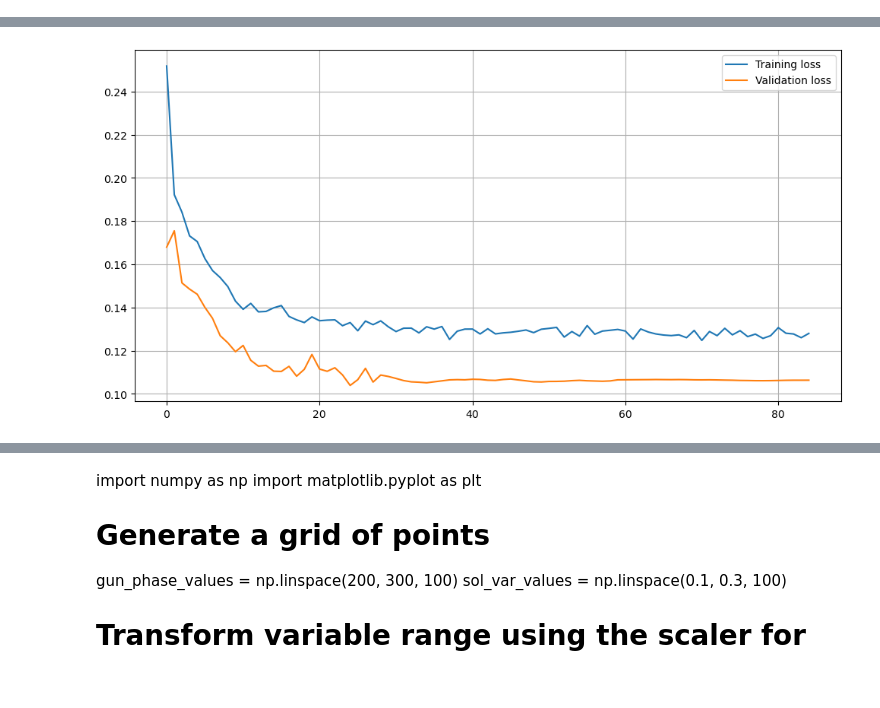
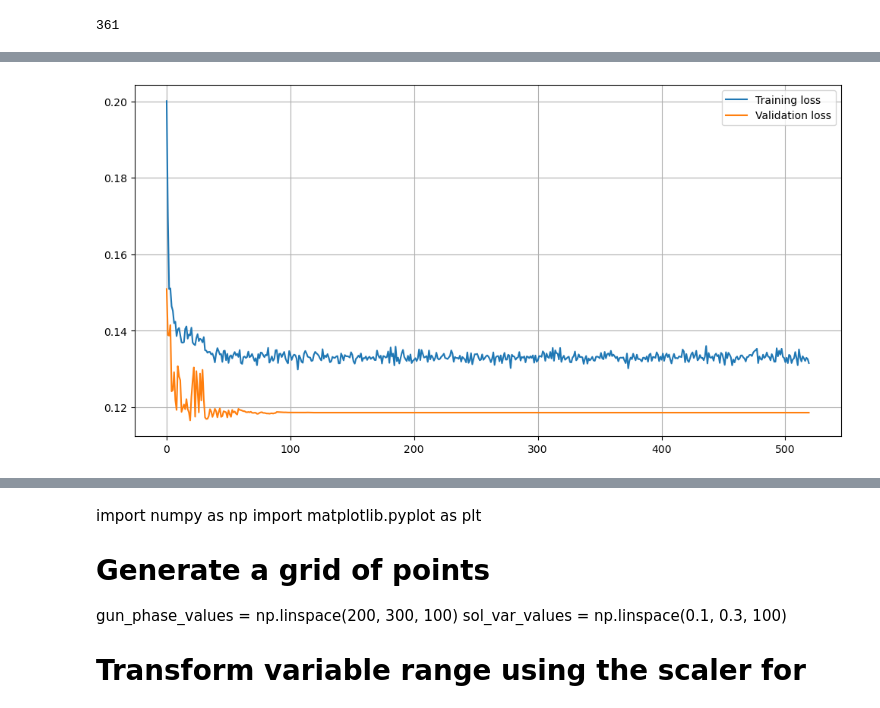
Before and after one commit to sanjeev-one/FACET-II, a Jupyter notebook: v2data_NN.ipynb, the cells around one changed output, grey strips where cells are left out. Saved outputs shown, nothing was run; the diff lists cells and outputs as text; code cells hidden in the pictures.

Commit message:
added stuff and more data

```diff
--- a/v2data_NN.ipynb
+++ b/v2data_NN.ipynb
@@ -13,22 +70,14 @@ from sklearn.preprocessing import MinMaxScaler, RobustScaler
+# %%
+
+data = pd.concat([data, data2])
 # %%
-#load Accelerator data
-
-
-
-d = yaml.safe_load(open('/home/sanjeev/GPT/simulation_2023-08-09_14-26-39/dump.yaml'))
-data = pd.DataFrame(d['data'])
-data.index = list(map(int, data.index))
-data.sort_index(inplace=True)
-len(data)
-
 
 data['bunch_length'] = data['bunch_length']*1e-12
 
 data = data[data['emit_mean'] < 6e-6]
 
+data['laser_pulse_length'] = 4.4999e-12
 
-
-print(len(data))
 data.head()
 print(data['sol_var'])
 
@@ -75,5 +121,10 @@ columns_of_data
+# %%
+print(len(data))
+# %% [output]
+361
 # %%
-dropout_var = .1
+dropout_var = .05
+
 
 class Net(nn.Module):
     def __init__(self, input_size, hidden_size, output_size):
@@ -88,8 +139,8 @@ class Net(nn.Module):
         self.fc3 = nn.Linear(hidden_size, hidden_size)
         self.dropout3 = nn.Dropout(dropout_var)
 
-        self.fc4 = nn.Linear(hidden_size, hidden_size)  # New layer
-        self.dropout4 = nn.Dropout(dropout_var)        # New dropout for the added layer
+        self.fc4 = nn.Linear(hidden_size, hidden_size)
+        self.dropout4 = nn.Dropout(dropout_var)
 
         self.fc5 = nn.Linear(hidden_size, output_size)
 
@@ -103,8 +154,8 @@ class Net(nn.Module):
         x = torch.tanh(self.fc3(x))
         x = self.dropout3(x)
 
-        x = torch.tanh(self.fc4(x))  # Pass through the new layer
-        x = self.dropout4(x)        # Apply dropout after the new layer
+        x = torch.tanh(self.fc4(x))
+        x = self.dropout4(x)
 
         x = self.fc5(x)
 
@@ -141,7 +192,13 @@ data[targets] = scaler_targets.fit_transform(data[targets])
 train_data, test_data = train_test_split(data, test_size=0.2, random_state=42)
 train_data, val_data = train_test_split(train_data, test_size=0.25, random_state=42)
 
-
+# Duplicate the training data and add a small amount of noise
+noise_factor = 0.1  # This can be adjusted based on the desired noise level
+noisy_train_data = train_data + noise_factor * np.random.randn(*train_data.shape)
+print(f" before adding augmented data {len(train_data)}")
+# Combine the original training data with its noisy duplicate
+train_data = pd.concat([train_data, noisy_train_data])
+print(f" after adding augmented data {len(train_data)}")
 
 
 
@@ -165,7 +222,7 @@ optimizer = optim.Adam(net.parameters(), lr=0.001)
 scheduler = torch.optim.lr_scheduler.StepLR(optimizer, step_size=30, gamma=0.1)
 # Training loop with early stopping
 num_epochs = 1000
-patience = 60
+patience = 500
 early_stopping_counter = 0
 best_loss = float('inf')
 
@@ -253,6 +310,7 @@ plt.figure(figsize=(12,6))
 plt.plot(train_loss, label='Training loss')
 plt.plot(val_loss, label='Validation loss')
 plt.legend()
+
 plt.grid(True)
 plt.show()
 # %% [output]
@@ -276,4 +334,4 @@ MSE Loss: 0.091618, RMSE Loss: 0.302685, MAE Loss: 0.091618
-[figure, old version]
+[figure, new version]
 # %%
 # Extracting 'sol_var' column from the train_data DataFrame
 sol_var_data_train = train_data['sol_var']
```
Also changed, not shown: parts of 13 cells of this notebook.
